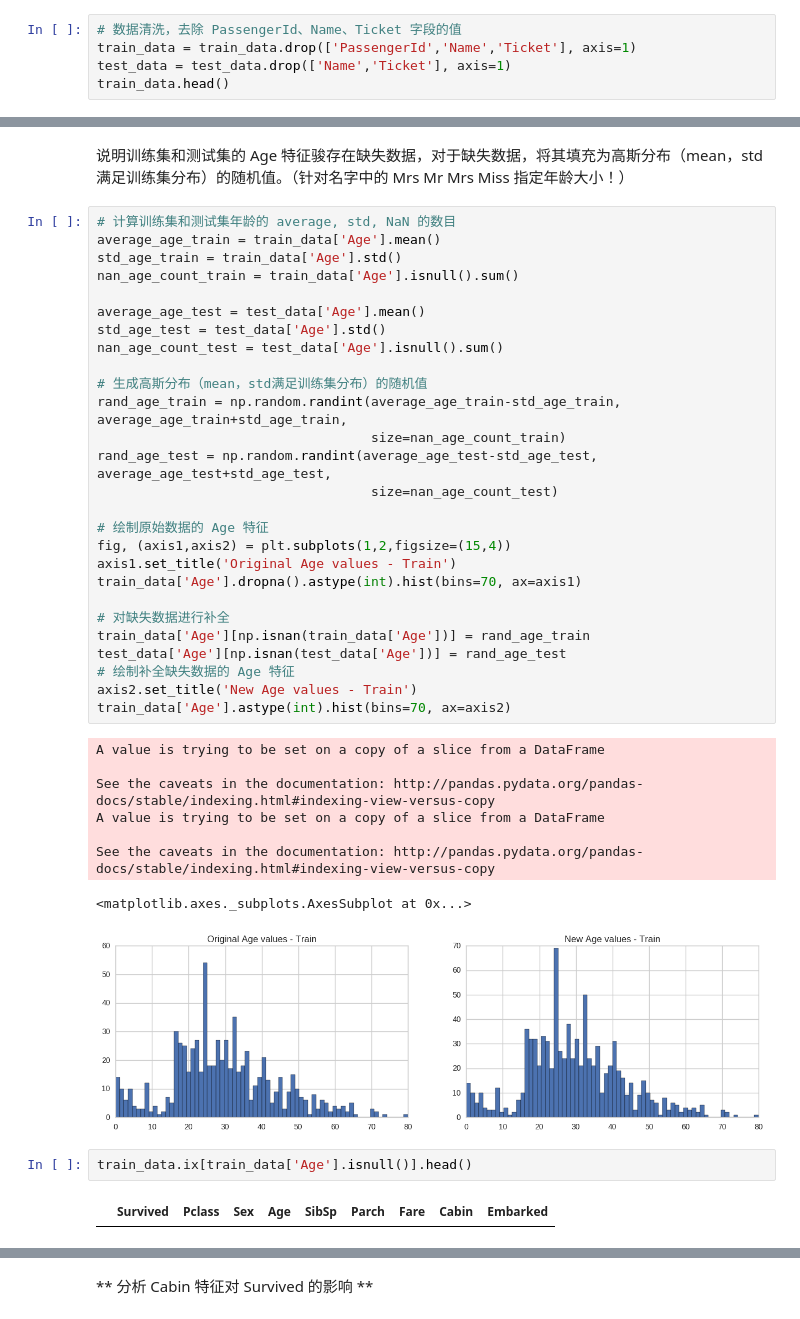
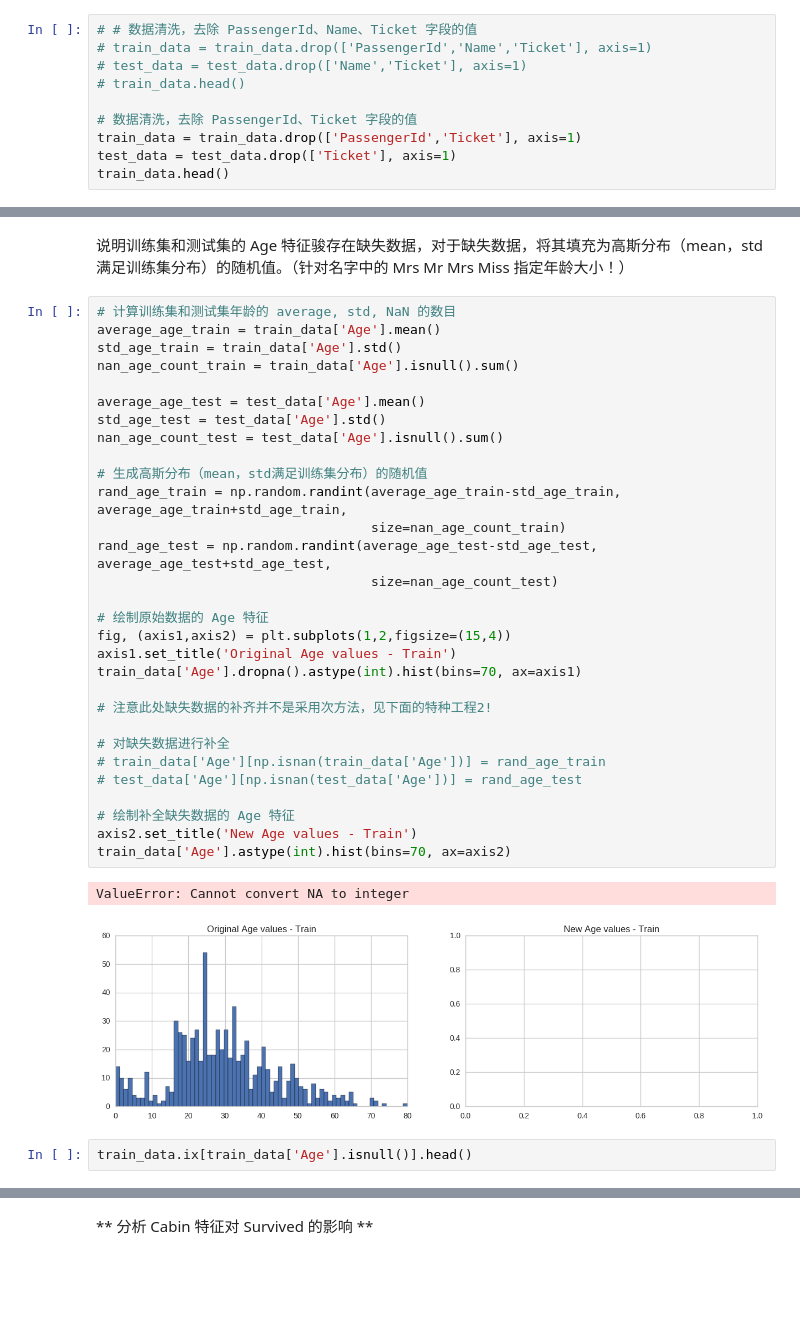
Before and after one commit to SunnyMarkLiu/Kaggle_Titanic, a Jupyter notebook: Predict_Survival.ipynb, the cells around one changed output, grey strips where cells are left out. Cells and saved outputs as stored; diff of their text form; blank space fills up the shorter version.

Commit message:
convert Nan age to mean value according to Miss,Ms. Mrs. Mr. Dr

```diff
--- a/Predict_Survival.ipynb
+++ b/Predict_Survival.ipynb
@@ -80,8 +81,13 @@ Embarked       418 non-null object
 dtypes: float64(2), int64(4), object(5)
 memory usage: 36.0+ KB
 # %%
-# 数据清洗，去除 PassengerId、Name、Ticket 字段的值
-train_data = train_data.drop(['PassengerId','Name','Ticket'], axis=1)
-test_data = test_data.drop(['Name','Ticket'], axis=1)
+# # 数据清洗，去除 PassengerId、Name、Ticket 字段的值
+# train_data = train_data.drop(['PassengerId','Name','Ticket'], axis=1)
+# test_data = test_data.drop(['Name','Ticket'], axis=1)
+# train_data.head()
+
+# 数据清洗，去除 PassengerId、Ticket 字段的值
+train_data = train_data.drop(['PassengerId','Ticket'], axis=1)
+test_data = test_data.drop(['Ticket'], axis=1)
 train_data.head()
 # %% [output]
@@ -190,43 +199,38 @@ test_data.ix[test_data['Age'].isnull()].head()
 # %%
 # 计算训练集和测试集年龄的 average, std, NaN 的数目
 average_age_train = train_data['Age'].mean()
 std_age_train = train_data['Age'].std()
 nan_age_count_train = train_data['Age'].isnull().sum()
 
 average_age_test = test_data['Age'].mean()
 std_age_test = test_data['Age'].std()
 nan_age_count_test = test_data['Age'].isnull().sum()
 
 # 生成高斯分布（mean，std满足训练集分布）的随机值
 rand_age_train = np.random.randint(average_age_train-std_age_train, average_age_train+std_age_train,
                                    size=nan_age_count_train)
 rand_age_test = np.random.randint(average_age_test-std_age_test, average_age_test+std_age_test,
                                    size=nan_age_count_test)
 
 # 绘制原始数据的 Age 特征
 fig, (axis1,axis2) = plt.subplots(1,2,figsize=(15,4))
 axis1.set_title('Original Age values - Train')
 train_data['Age'].dropna().astype(int).hist(bins=70, ax=axis1)
 
+# 注意此处缺失数据的补齐并不是采用次方法，见下面的特种工程2!
+
 # 对缺失数据进行补全
-train_data['Age'][np.isnan(train_data['Age'])] = rand_age_train
-test_data['Age'][np.isnan(test_data['Age'])] = rand_age_test
+# train_data['Age'][np.isnan(train_data['Age'])] = rand_age_train
+# test_data['Age'][np.isnan(test_data['Age'])] = rand_age_test
+
 # 绘制补全缺失数据的 Age 特征
 axis2.set_title('New Age values - Train')
 train_data['Age'].astype(int).hist(bins=70, ax=axis2)
 # %% [output]
-A value is trying to be set on a copy of a slice from a DataFrame
-
-See the caveats in the documentation: http://pandas.pydata.org/pandas-docs/stable/indexing.html#indexing-view-versus-copy
-A value is trying to be set on a copy of a slice from a DataFrame
-
-See the caveats in the documentation: http://pandas.pydata.org/pandas-docs/stable/indexing.html#indexing-view-versus-copy
+ValueError: Cannot convert NA to integer
-<matplotlib.axes._subplots.AxesSubplot at 0x...>
-[figure, old version]
+[figure, new version]
 # %%
 train_data.ix[train_data['Age'].isnull()].head()
-# %% [output]
-|  | Survived | Pclass | Sex | Age | SibSp | Parch | Fare | Cabin | Embarked |
 # %%
 # peaks for survived/not survived passengers by their age， aspect设置绘图的大小
 facet = sns.FacetGrid(train_data, hue="Survived",aspect=4)
```
Also changed, not shown: parts of 22 cells of this notebook.
